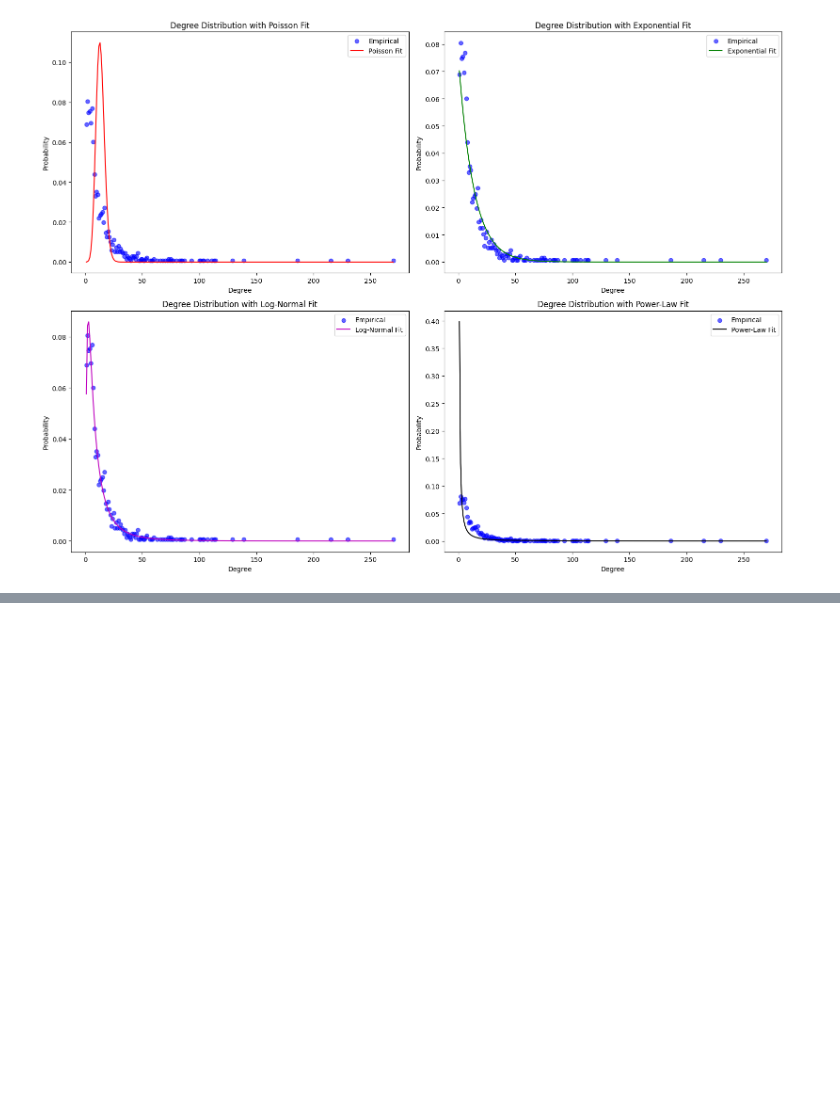
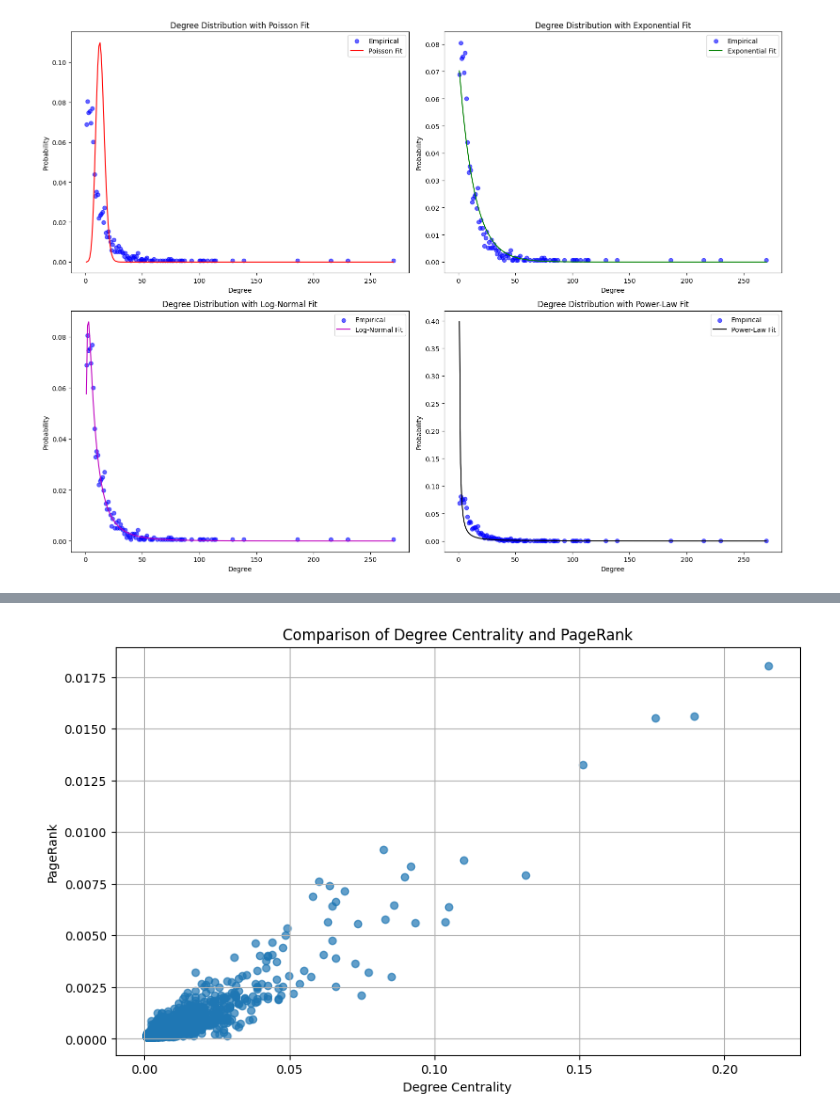
Before and after one commit to medonimario/social-graphs-interactions-2024, a Jupyter notebook: network_metrics.ipynb, the cells around one changed output, grey strips where cells are left out. Cells and saved outputs as stored; diff of their text form; code cells hidden in the pictures; blank space fills up the shorter version.

```diff
--- a/network_metrics.ipynb
+++ b/network_metrics.ipynb
@@ -455,0 +578,25 @@ plot_all_models_linear(degrees, fitted_models)
+# %%
+# load graph:
+S = pickle.load(open("graph.pkl", "rb"))
+print(f"Number of nodes: {S.number_of_nodes()}")
+print(f"Number of edges: {S.number_of_edges()}")
+
+n_nodes = S.number_of_nodes()
+n_edges = S.number_of_edges()
+
+# Identify nodes with "Encyclopedia" in their name
+nodes_to_remove = [node for node in S.nodes if "Philosophy" in node]
+
+# Remove these nodes from the graph
+S.remove_nodes_from(nodes_to_remove)
+
+# Print confirmation
+print(f"Removed {len(nodes_to_remove)} nodes containing 'Philosophy':")
+print(nodes_to_remove)
+
+# page rank centrality
+page_rank = nx.pagerank(S)
+sorted_page_rank = sorted(page_rank.items(), key=lambda x: x[1], reverse=True)
+print("\nTop 30 nodes by PageRank:")
+for node, pr in sorted_page_rank[:30]:
+    print(f"Node: {node}, PageRank: {pr:.4f}")
@@ -455,0 +621,17 @@ plot_all_models_linear(degrees, fitted_models)
+# %%
+import matplotlib.pyplot as plt
+
+# Get centrality and PageRank values
+degree_centrality = nx.degree_centrality(S)
+page_rank = nx.pagerank(S)
+
+# Scatter plot
+plt.figure(figsize=(10, 6))
+plt.scatter(list(degree_centrality.values()), list(page_rank.values()), alpha=0.7)
+plt.xlabel("Degree Centrality")
+plt.ylabel("PageRank")
+plt.title("Comparison of Degree Centrality and PageRank")
+plt.grid(True)
+plt.show()
+# %% [output]
+[figure, added]
```
Also changed, not shown: parts of 20 cells of this notebook.
